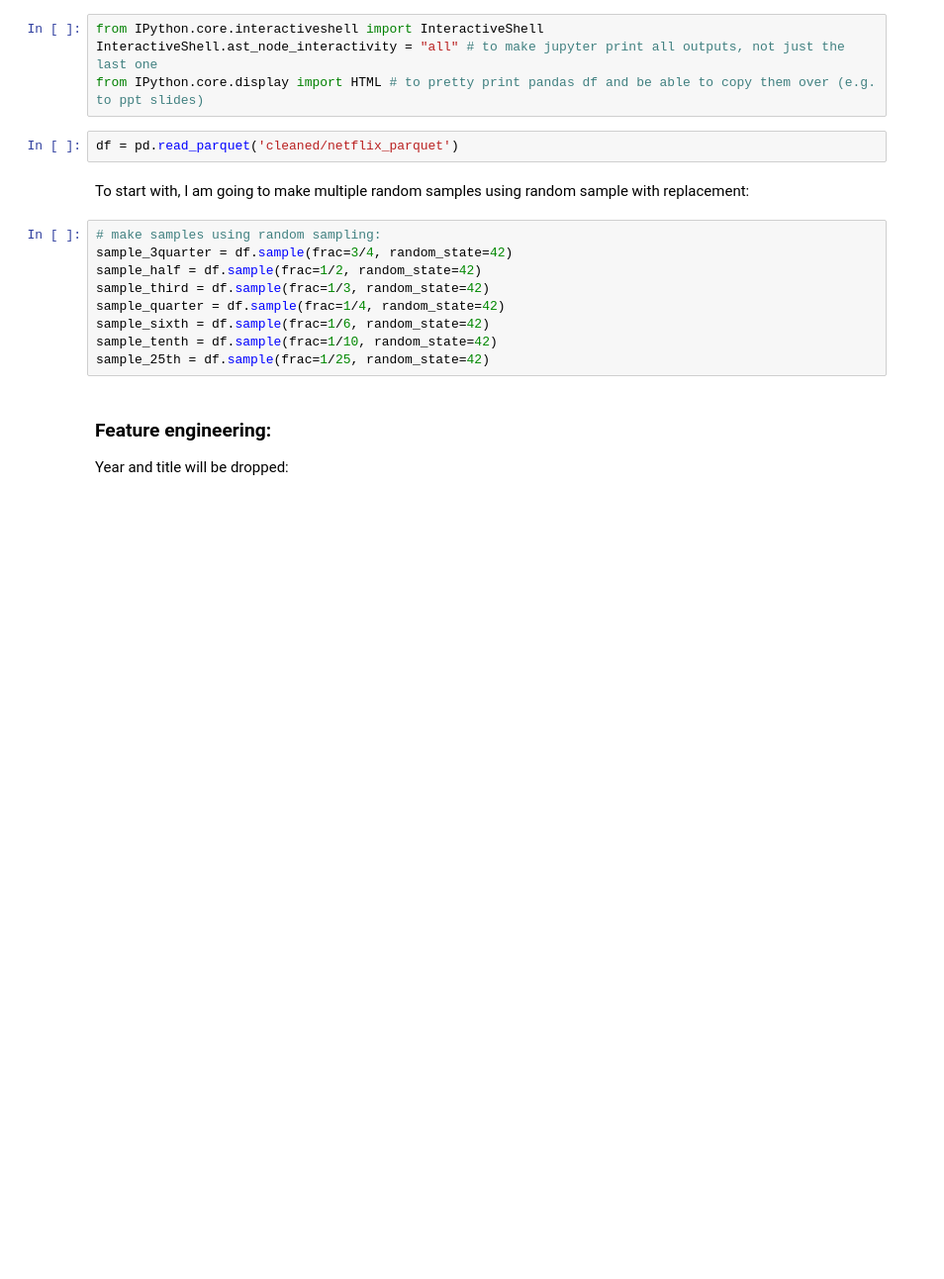
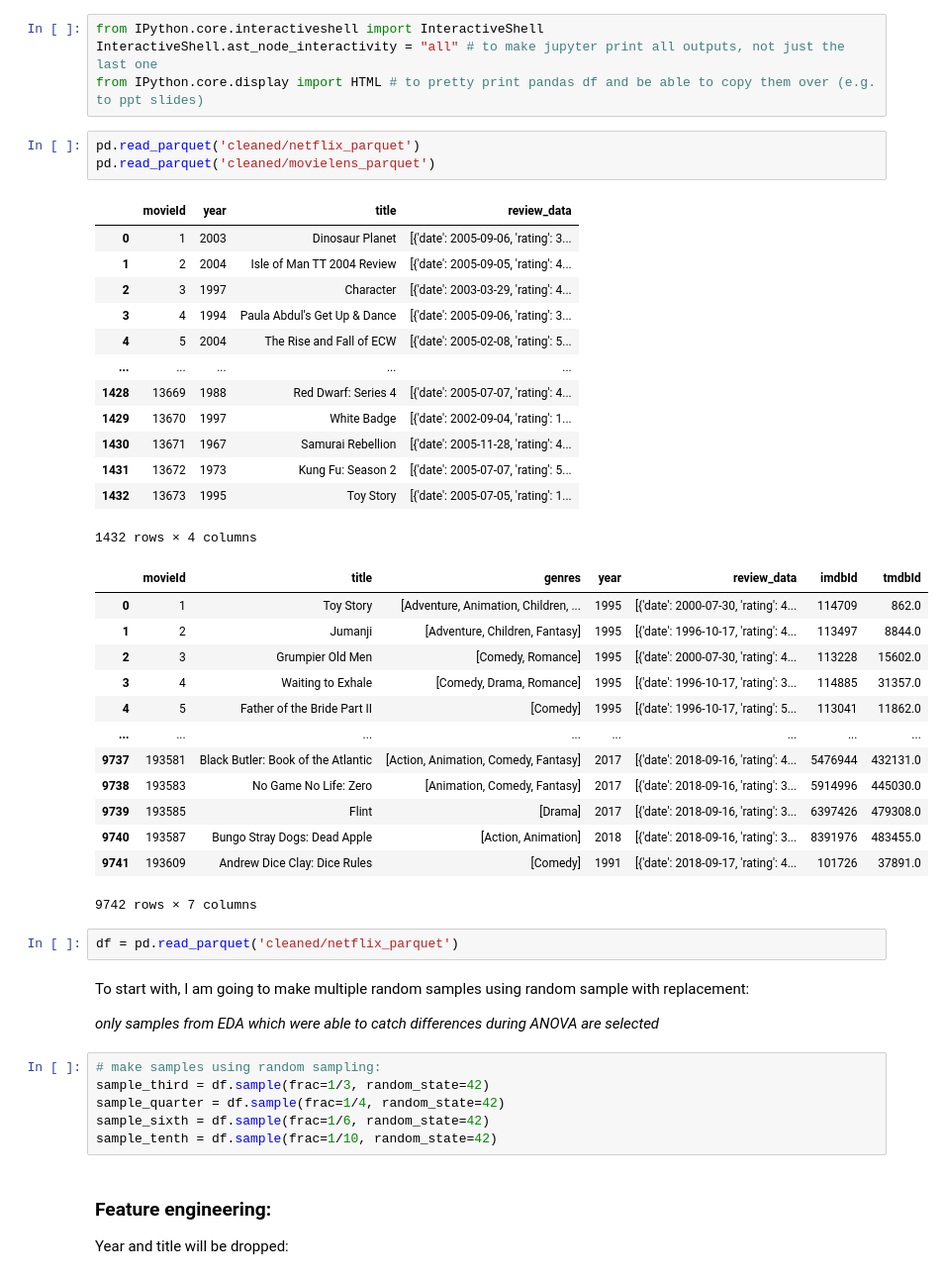
Before and after one commit to StijnHarder/SDfM---Jaume-and-Stijn, a Jupyter notebook: SVD modelling - Stijn.ipynb, the cells around one changed output. Shown: that part at 99% size. Drawn from its saved outputs; the diff is of its cells as text; blank space fills up the shorter version.

```diff
--- a/SVD modelling - Stijn.ipynb
+++ b/SVD modelling - Stijn.ipynb
@@ -5,19 +5,48 @@ import pandas as pd
 from IPython.core.interactiveshell import InteractiveShell
 InteractiveShell.ast_node_interactivity = "all" # to make jupyter print all outputs, not just the last one
 from IPython.core.display import HTML # to pretty print pandas df and be able to copy them over (e.g. to ppt slides)
+# %%
+pd.read_parquet('cleaned/netflix_parquet')
+pd.read_parquet('cleaned/movielens_parquet')
+# %% [output]
+|  | movieId | year | title | review_data |
+| 0 | 1 | 2003 | Dinosaur Planet | [{'date': 2005-09-06, 'rating': 3... |
+| 1 | 2 | 2004 | Isle of Man TT 2004 Review | [{'date': 2005-09-05, 'rating': 4... |
+| 2 | 3 | 1997 | Character | [{'date': 2003-03-29, 'rating': 4... |
+| 3 | 4 | 1994 | Paula Abdul's Get Up & Dance | [{'date': 2005-09-06, 'rating': 3... |
+| 4 | 5 | 2004 | The Rise and Fall of ECW | [{'date': 2005-02-08, 'rating': 5... |
+| ... | ... | ... | ... | ... |
+| 1428 | 13669 | 1988 | Red Dwarf: Series 4 | [{'date': 2005-07-07, 'rating': 4... |
+| 1429 | 13670 | 1997 | White Badge | [{'date': 2002-09-04, 'rating': 1... |
+| 1430 | 13671 | 1967 | Samurai Rebellion | [{'date': 2005-11-28, 'rating': 4... |
+| 1431 | 13672 | 1973 | Kung Fu: Season 2 | [{'date': 2005-07-07, 'rating': 5... |
+| 1432 | 13673 | 1995 | Toy Story | [{'date': 2005-07-05, 'rating': 1... |
+1432 rows × 4 columns
+|  | movieId | title | genres | year | review_data | imdbId | tmdbId |
+| 0 | 1 | Toy Story | [Adventure, Animation, Children, ... | 1995 | [{'date': 2000-07-30, 'rating': 4... | 114709 | 862.0 |
+| 1 | 2 | Jumanji | [Adventure, Children, Fantasy] | 1995 | [{'date': 1996-10-17, 'rating': 4... | 113497 | 8844.0 |
+| 2 | 3 | Grumpier Old Men | [Comedy, Romance] | 1995 | [{'date': 2000-07-30, 'rating': 4... | 113228 | 15602.0 |
+| 3 | 4 | Waiting to Exhale | [Comedy, Drama, Romance] | 1995 | [{'date': 1996-10-17, 'rating': 3... | 114885 | 31357.0 |
+| 4 | 5 | Father of the Bride Part II | [Comedy] | 1995 | [{'date': 1996-10-17, 'rating': 5... | 113041 | 11862.0 |
+| ... | ... | ... | ... | ... | ... | ... | ... |
+| 9737 | 193581 | Black Butler: Book of the Atlantic | [Action, Animation, Comedy, Fantasy] | 2017 | [{'date': 2018-09-16, 'rating': 4... | 5476944 | 432131.0 |
+| 9738 | 193583 | No Game No Life: Zero | [Animation, Comedy, Fantasy] | 2017 | [{'date': 2018-09-16, 'rating': 3... | 5914996 | 445030.0 |
+| 9739 | 193585 | Flint | [Drama] | 2017 | [{'date': 2018-09-16, 'rating': 3... | 6397426 | 479308.0 |
+| 9740 | 193587 | Bungo Stray Dogs: Dead Apple | [Action, Animation] | 2018 | [{'date': 2018-09-16, 'rating': 3... | 8391976 | 483455.0 |
+| 9741 | 193609 | Andrew Dice Clay: Dice Rules | [Comedy] | 1991 | [{'date': 2018-09-17, 'rating': 4... | 101726 | 37891.0 |
+9742 rows × 7 columns
 # %%
 df = pd.read_parquet('cleaned/netflix_parquet')
 # %% [markdown]
 To start with, I am going to make multiple random samples using random sample with replacement:
+
+*only samples from EDA which were able to catch differences during ANOVA are selected*
 # %%
 # make samples using random sampling:
-sample_3quarter = df.sample(frac=3/4, random_state=42)
-sample_half = df.sample(frac=1/2, random_state=42)
 sample_third = df.sample(frac=1/3, random_state=42)
 sample_quarter = df.sample(frac=1/4, random_state=42)
 sample_sixth = df.sample(frac=1/6, random_state=42)
 sample_tenth = df.sample(frac=1/10, random_state=42)
-sample_25th = df.sample(frac=1/25, random_state=42)
 # %% [markdown]
 ### Feature engineering:
 
```
Also changed, not shown: parts of 6 cells of this notebook.
